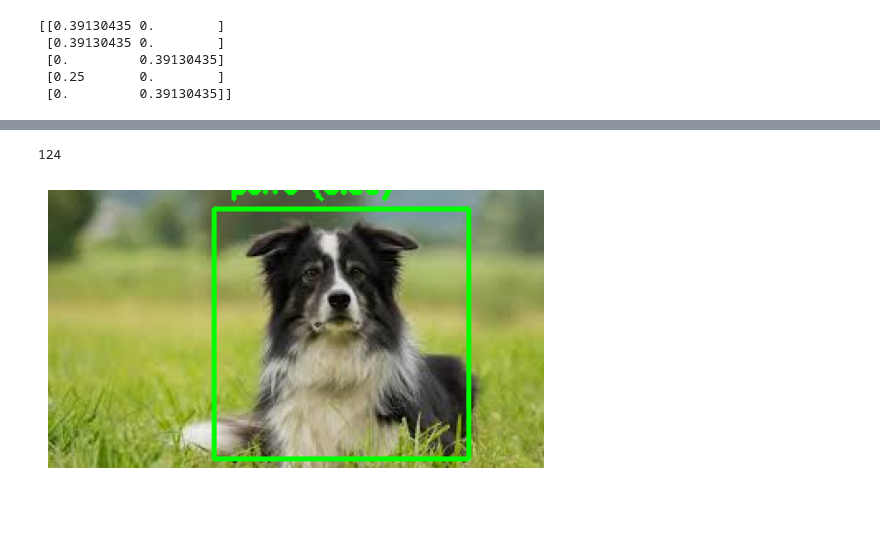
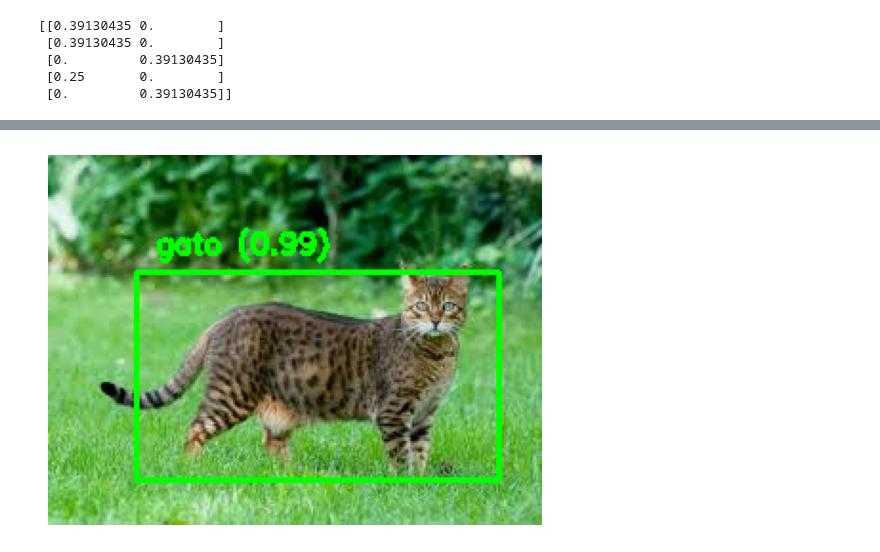
Before and after one commit to JuniorHZ19/CNN-PARA-DETECION-DE-OBJETOS, a Jupyter notebook: R-CNN v2.0.ipynb, the cells around one changed output, grey strips where cells are left out. Saved outputs shown, nothing was run; the diff lists cells and outputs as text; code cells hidden in the pictures; blank space fills up the shorter version.

```diff
--- a/R-CNN v2.0.ipynb
+++ b/R-CNN v2.0.ipynb
@@ -560,11 +560,11 @@ for epoch in range(epochs):
         # Seleccionar las cajas para entrenamiento evitando fondos
         bbox_targets,regiones_selected,labels = select_labels_regiones(np.array(regiones_propuestas), np.array(target['boxes']), np.array(target['labels']),iou_threshold=0.7)
 
+        indices_filtered=[indice for  indice in range (len(labels)) if (labels[indice]>0)]
+        # Extraer características de las regiones seleccionadas
+        features = extract_features_from_regions(image, regiones_selected[indices_filtered], vgg16)
 
-        # Extraer características de las regiones seleccionadas
-        features = extract_features_from_regions(image, regiones_selected, vgg16)
 
-        indices_filtered=[indice for in range (len(labels)) if (labels[indice]>0)]
 
 
 
@@ -636,16 +619,12 @@ def non_maximum_suppresssion (boxes,scores,iou_threshold=0.5,prob_threshold=0.3)
     filtered_scores=scores[filtered_indices]
 
 
-
-
-
     while (len(filtered_boxes)> 0):
 
       filtered_max_scores=np.max(filtered_scores, axis=1)
 
       indice_max = np.argmax(filtered_max_scores, axis=0)
 
-      print()
       box_selected=filtered_boxes[indice_max]
 
       boxes_selected.append(box_selected)
@@ -657,7 +636,12 @@ def non_maximum_suppresssion (boxes,scores,iou_threshold=0.5,prob_threshold=0.3)
       other_scores=np.delete(filtered_scores, indice_max, axis=0)
 
 
-      indices_to_remove=[indice for indice, box in enumerate(other_boxes) if(calculateIoU(box_selected,box)>=iou_threshold) ]
+      ious = calculate_iou_matrix(other_boxes, np.expand_dims(box_selected, axis=0))
+
+      max_ious = np.max(ious, axis=1)  # Valores máximos por fila
+
+
+      indices_to_remove=[indice for indice, box in enumerate(max_ious) if(max_ious[indice]>=iou_threshold) ]
 
       if len(indices_to_remove) > 0:
         other_boxes = np.delete(other_boxes, indices_to_remove, axis=0)
@@ -769,7 +753,7 @@ def compute_iou(box1, boxes):
 # %%
 #prediccion con imagen:
 import numpy as np
-url = "/content/0025.jpg"
+url = "/content/0015.jpg"
 
 
 image=cv2.imread(url)
@@ -780,36 +764,35 @@ regiones_propuestas = get_Region_Proposals(image, max_regiones=2000)
 features = extract_features_from_regions(image, regiones_propuestas, vgg16)
 
 predicted_labels = svm.predict(features)
 
 probabilities = svm.predict_proba(features)
 
 translations = regressor.predict(features)
 
 
 selected_indices=[indice for indice in range(len(predicted_labels)) if(predicted_labels[indice] !=0 and predicted_labels[indice] != 'fondo')]
 
-labels_filtered=predicted_labels[selected_indices]
+labels_filtered=[predicted_labels[i] for i in selected_indices]
 
 boxes_filtered= [regiones_propuestas[i] for i in selected_indices]
-print(len(boxes_filtered))
-scores_filtered=probabilities[selected_indices]
 
-translations_filtered=translations[selected_indices]
+scores_filtered=[probabilities[i] for i in selected_indices]
+
+translations_filtered=[translations[i] for i in selected_indices]
 
 bboxes_real_filtered=[calculate_inverse_translation(translations_filtered[i],boxes_filtered[i]) for i in range(len(selected_indices))]
 
 bboxes_selected,scoress_selected=non_maximum_suppresssion (bboxes_real_filtered,scores_filtered,iou_threshold=0.3,prob_threshold=0.9)
 
 clases=['gato','perro']
 for pred_bbox,score in zip(bboxes_selected,scoress_selected):
   cv2.rectangle(image, (int(pred_bbox[0]), int(pred_bbox[1])), (int(pred_bbox[2]), int(pred_bbox[3])), (0, 255, 0), 2)
   cv2.putText(image, f'{clases[np.argmax(score)-1]} ({np.max(score):.2f})', (int(pred_bbox[0])+10,int(pred_bbox[1])-10), cv2.FONT_HERSHEY_SIMPLEX,0.5, (0, 255, 0), 2)
 
 
 
 plt.imshow(cv2.cvtColor(image, cv2.COLOR_BGR2RGB))
 plt.axis('off')  # Desactivar los ejes para mostrar solo la imagen
 plt.show()
 # %% [output]
-124
-[figure, old version]
+[figure, new version]
```
Also changed, not shown: parts of 3 cells of this notebook.
